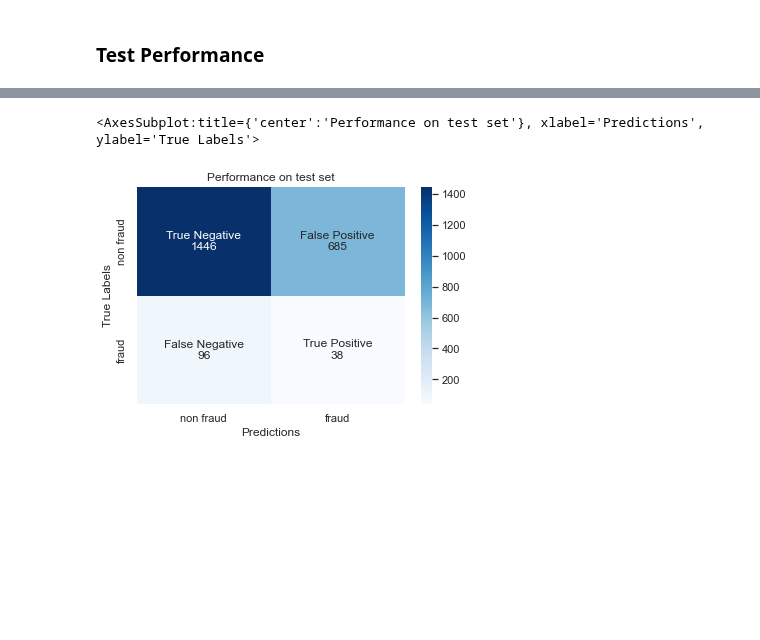
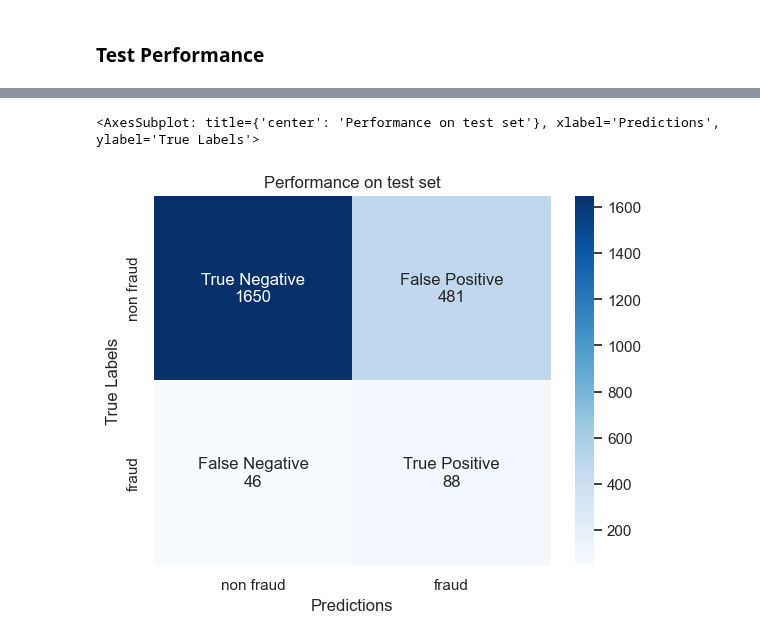
Before and after one commit to hewtungyuen/car-insurance-fraud-BT4012, a Jupyter notebook: Voting.ipynb, the cells around one changed output, grey strips where cells are left out. Saved outputs shown, nothing was run; the diff lists cells and outputs as text; code cells hidden in the pictures; blank space fills up the shorter version.

```diff
--- a/Voting.ipynb
+++ b/Voting.ipynb
@@ -23,9 +31,16 @@ from utils import *
-# %%
-df_train = pd.read_csv("train.csv")
-df_valid = pd.read_csv("valid.csv")
-df_test = pd.read_csv("test.csv")
-
-X_train, y_train, X_valid, y_valid, X_test, y_test = with_resampling(df_train, df_valid, df_test)
+# %%
+y_train = df_train['FraudFound_P']
+x_train = df_train.drop('FraudFound_P',axis = 1)
+y_valid = df_valid['FraudFound_P']
+x_valid = df_valid.drop('FraudFound_P',axis = 1)
+y_test = df_test['FraudFound_P']
+x_test = df_test.drop('FraudFound_P',axis = 1)
+
+from collections import Counter
+from imblearn.combine import SMOTEENN
+smote_enn = SMOTEENN(random_state=0, sampling_strategy=0.6)
+
+x_train, y_train = smote_enn.fit_resample(x_train, y_train)
 # %%
 clf1 = KNeighborsClassifier(leaf_size=49, n_neighbors=25, p=1)
 clf2 = DecisionTreeClassifier(max_depth=6, min_samples_split=2, min_samples_leaf=13,class_weight={0:0.0053, 1: 0.9947})
@@ -35,7 +50,7 @@ clf5 = LGBMClassifier(lambda_l1 = 2.86e-05,lambda_l2 = 0.754, num_leaves=72, fea
 clf6 = XGBClassifier( gamma = 0.953, min_child_weight =5, max_depth = 7, eta = 0.2, grow_policy = 'depthwise',n_estimators = 842)
 eclf1 = VotingClassifier(estimators=[
         ('knn', clf1), ('dt', clf2), ('gnb', clf3), ('lr', clf4), ('xgb', clf6)], voting='hard')
-eclf1 = eclf1.fit(X_train, y_train)
+eclf1 = eclf1.fit(x_train, y_train)
 # %% [markdown]
 ### Validation Performance
 # %%
@@ -87,0 +93,4 @@ PR AUC: 0.057
+# %%
+y_pred = eclf1.predict(x_test)
+print(metrics.classification_report(y_test, y_pred, digits = 4))
+metrics.fbeta_score(y_test,y_pred,beta = 2)
@@ -88,5 +107,5 @@ PR AUC: 0.057
 # %%
-get_confusion_matrix(y_valid, y_pred, "Performance on test set")
+get_confusion_matrix(y_test, y_pred, "Performance on test set")
 # %% [output]
-<AxesSubplot:title={'center':'Performance on test set'}, xlabel='Predictions', ylabel='True Labels'>
+<AxesSubplot: title={'center': 'Performance on test set'}, xlabel='Predictions', ylabel='True Labels'>
-[figure, old version]
+[figure, new version]
```
Also changed, not shown: parts of 8 cells of this notebook.
